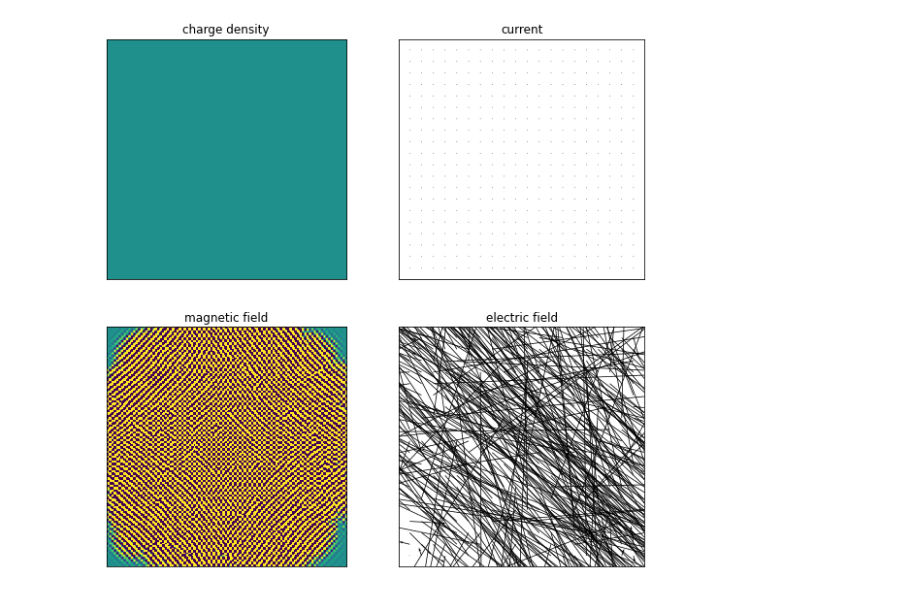
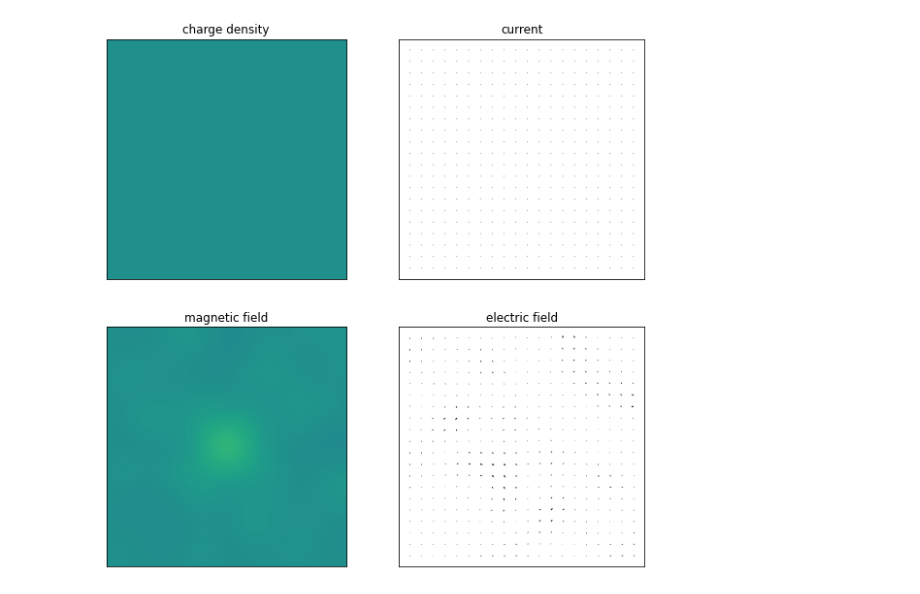
Before and after one commit to OliverSkocek/maxwell, a Jupyter notebook: notebooks/testing 3d.ipynb, the cells around one changed output. Cells and saved outputs as stored; diff of their text form; code cells hidden in the pictures.

```diff
--- a/notebooks/testing 3d.ipynb
+++ b/notebooks/testing 3d.ipynb
@@ -28,12 +28,12 @@ magnetic_field_callable = lambda x, y, z: np.array([0,0,np.exp(-np.sum(np.square
 # %%
 B, E, I, p = mwell.evolve(magnetic_field_callable,
                           electric_field_callable,
                           charge_density_callable,
-                          integration_period=1.0,
-                          order=1,
+                          integration_period=2,
+                          order=2,
                           video=True)
 # %% [output]
 [interactive output not drawn]
-[figure, old version]
+[figure, new version]
 # %%
 plt.imshow(np.max(B[:,:,:,0],axis=2))
```
Also changed, not shown: parts of 3 cells of this notebook, 1 other file.
